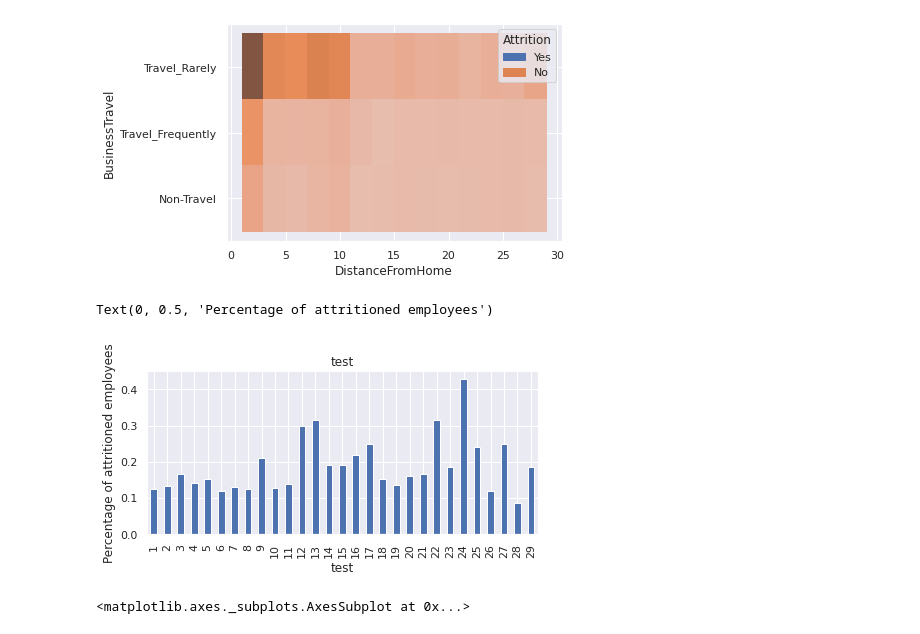
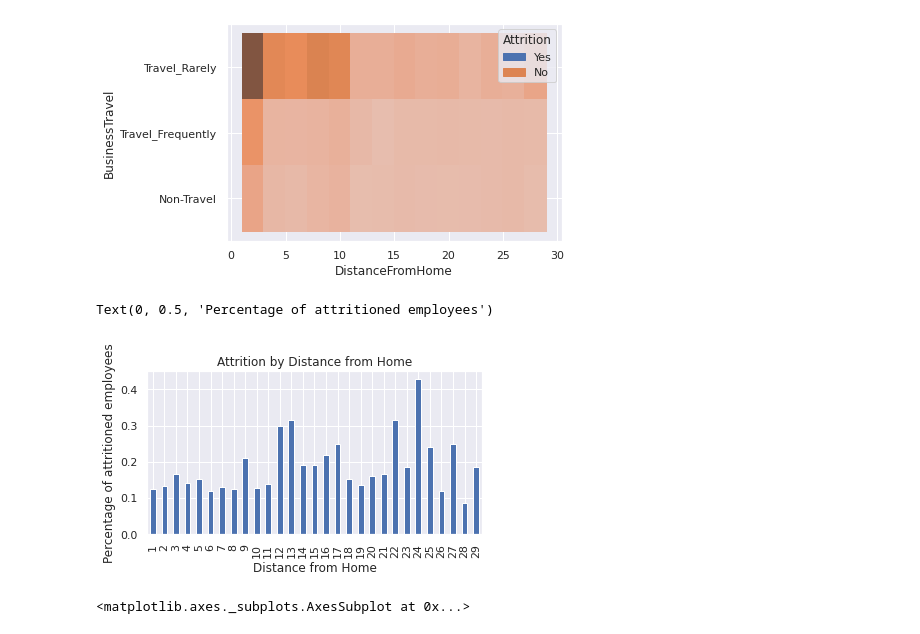
Before and after one commit to tauber/colab-exploratory, a Jupyter notebook: Exploratory_data_Analysis.ipynb, the cells around one changed output. Saved outputs shown, nothing was run; the diff lists cells and outputs as text; code cells hidden in the pictures.

```diff
--- a/Exploratory_data_Analysis.ipynb
+++ b/Exploratory_data_Analysis.ipynb
@@ -561,13 +561,13 @@ sns.histplot(data=df, x="DistanceFromHome", y="BusinessTravel", hue="Attrition",
 [figure]
 # %%
 plt.figure()
-(df_attr["DistanceFromHome"].value_counts() / df["DistanceFromHome"].value_counts()).plot(kind='bar', figsize=(7,3))
-plt.title('test')
-plt.xlabel('test')
+(df_attr["DistanceFromHome"].value_counts() / df["DistanceFromHome"].value_counts()).plot(kind='bar', figsize=(6,3))
+plt.title('Attrition by Distance from Home')
+plt.xlabel('Distance from Home')
 plt.ylabel('Percentage of attritioned employees')
 # %% [output]
 Text(0, 0.5, 'Percentage of attritioned employees')
-[figure, old version]
+[figure, new version]
 # %%
 sns.histplot(data=df, x="DistanceFromHome", hue="Attrition", discrete=True, log_scale=[False, True], multiple="stack")
 # %% [output]
```
Also changed, not shown: parts of 15 cells of this notebook.
